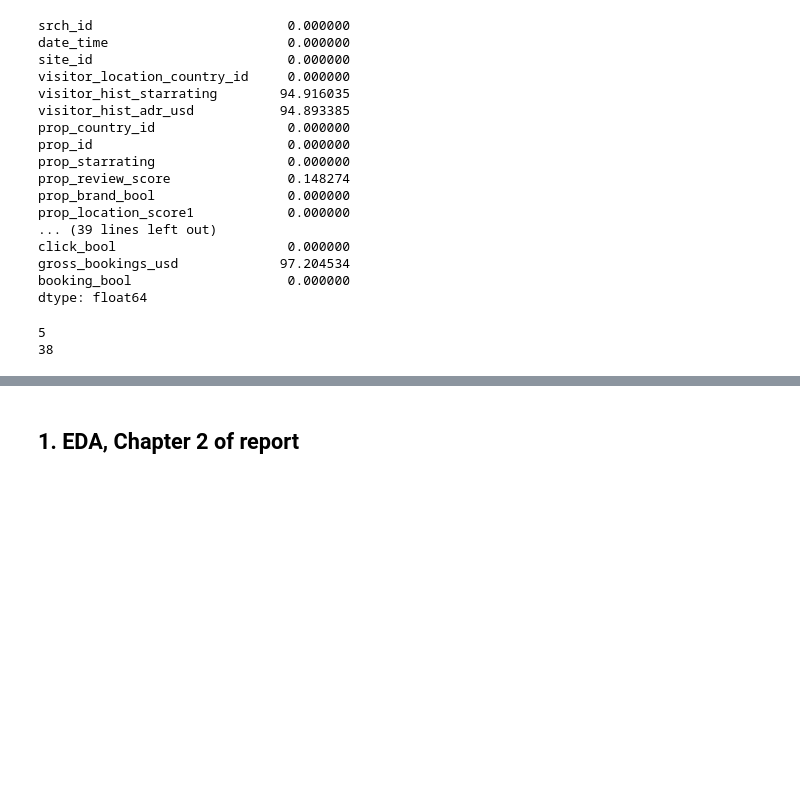
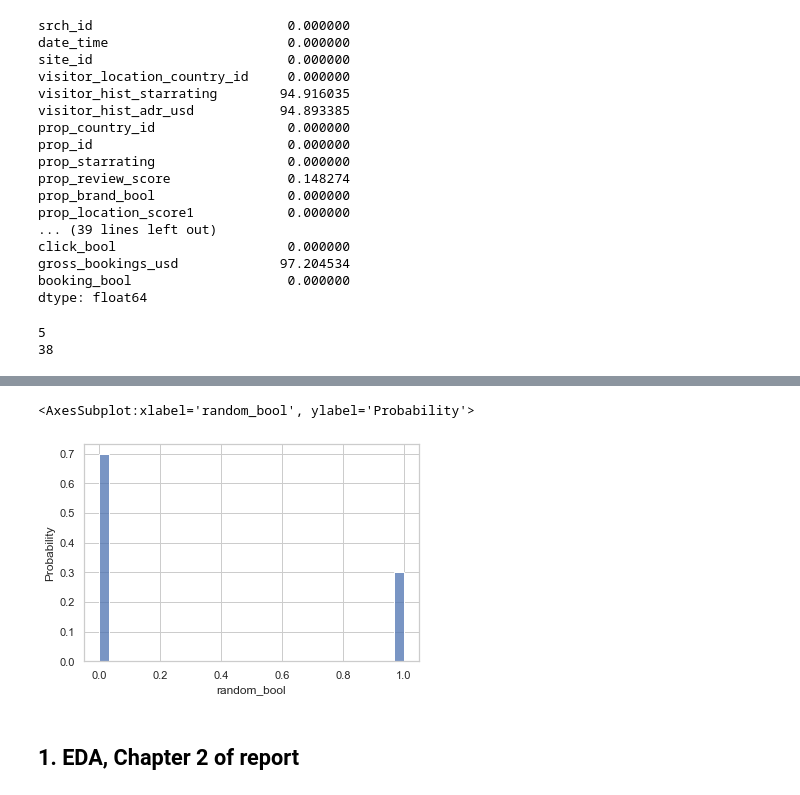
Before and after one commit to baswillemsen/dmt-2, a Jupyter notebook: EDA/EDA.ipynb, the cells around one changed output, grey strips where cells are left out. Cells and saved outputs as stored; diff of their text form; code cells hidden in the pictures; blank space fills up the shorter version.

```diff
--- a/EDA/EDA.ipynb
+++ b/EDA/EDA.ipynb
@@ -154,3 +200,8 @@ NameError: name 'df' is not defined
+# %%
+sns.histplot(train.groupby('srch_id').mean()['random_bool'],bins=30, stat="probability") #histogram of price
+# %% [output]
+<AxesSubplot:xlabel='random_bool', ylabel='Probability'>
+[figure, added]
 # %% [markdown]
 ## 1. EDA, Chapter 2 of report
 # %%
```
Also changed, not shown: parts of 8 cells of this notebook, 1 other file.
